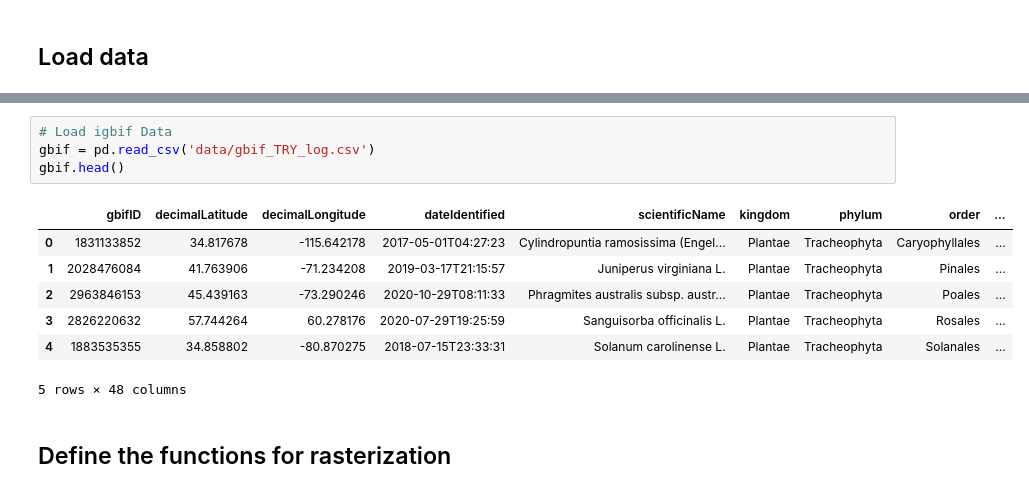
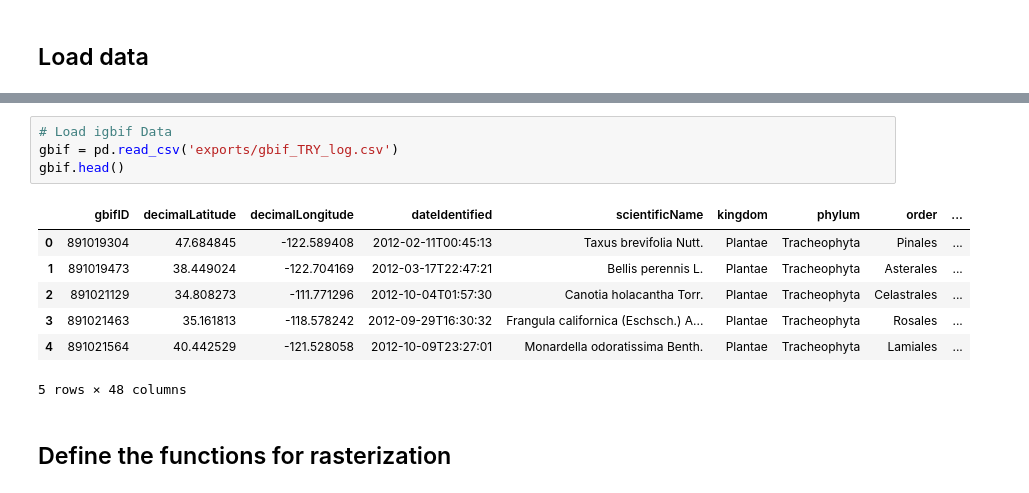
Before and after one commit to GeoSense-Freiburg/teach_2024_msc_envscience_remote_sensing_and_geoinformatics, a Jupyter notebook: 02_citizen_science_and_global_trait_distributions/05_Traitmap_generation_from_point_data.ipynb, the cells around one changed output, grey strips where cells are left out. Cells and saved outputs as stored; diff of their text form.

```diff
--- a/02_citizen_science_and_global_trait_distributions/05_Traitmap_generation_from_point_data.ipynb
+++ b/02_citizen_science_and_global_trait_distributions/05_Traitmap_generation_from_point_data.ipynb
@@ -38,15 +44,15 @@ sPlot.head()
 5 rows × 68 columns
 # %%
 # Load igbif Data
-gbif = pd.read_csv('data/gbif_TRY_log.csv')
+gbif = pd.read_csv('exports/gbif_TRY_log.csv')
 gbif.head()
 # %% [output]
 |  | gbifID | decimalLatitude | decimalLongitude | dateIdentified | scientificName | kingdom | phylum | order | ... |
-| 0 | 1831133852 | 34.817678 | -115.642178 | 2017-05-01T04:27:23 | Cylindropuntia ramosissima (Engel... | Plantae | Tracheophyta | Caryophyllales | ... |
-| 1 | 2028476084 | 41.763906 | -71.234208 | 2019-03-17T21:15:57 | Juniperus virginiana L. | Plantae | Tracheophyta | Pinales | ... |
-| 2 | 2963846153 | 45.439163 | -73.290246 | 2020-10-29T08:11:33 | Phragmites australis subsp. austr... | Plantae | Tracheophyta | Poales | ... |
-| 3 | 2826220632 | 57.744264 | 60.278176 | 2020-07-29T19:25:59 | Sanguisorba officinalis L. | Plantae | Tracheophyta | Rosales | ... |
-| 4 | 1883535355 | 34.858802 | -80.870275 | 2018-07-15T23:33:31 | Solanum carolinense L. | Plantae | Tracheophyta | Solanales | ... |
+| 0 | 891019304 | 47.684845 | -122.589408 | 2012-02-11T00:45:13 | Taxus brevifolia Nutt. | Plantae | Tracheophyta | Pinales | ... |
+| 1 | 891019473 | 38.449024 | -122.704169 | 2012-03-17T22:47:21 | Bellis perennis L. | Plantae | Tracheophyta | Asterales | ... |
+| 2 | 891021129 | 34.808273 | -111.771296 | 2012-10-04T01:57:30 | Canotia holacantha Torr. | Plantae | Tracheophyta | Celastrales | ... |
+| 3 | 891021463 | 35.161813 | -118.578242 | 2012-09-29T16:30:32 | Frangula californica (Eschsch.) A... | Plantae | Tracheophyta | Rosales | ... |
+| 4 | 891021564 | 40.442529 | -121.528058 | 2012-10-09T23:27:01 | Monardella odoratissima Benth. | Plantae | Tracheophyta | Lamiales | ... |
 5 rows × 48 columns
 # %% [markdown]
 ## Define the functions for rasterization
```
Also changed, not shown: parts of 12 cells of this notebook, 7 other files.
